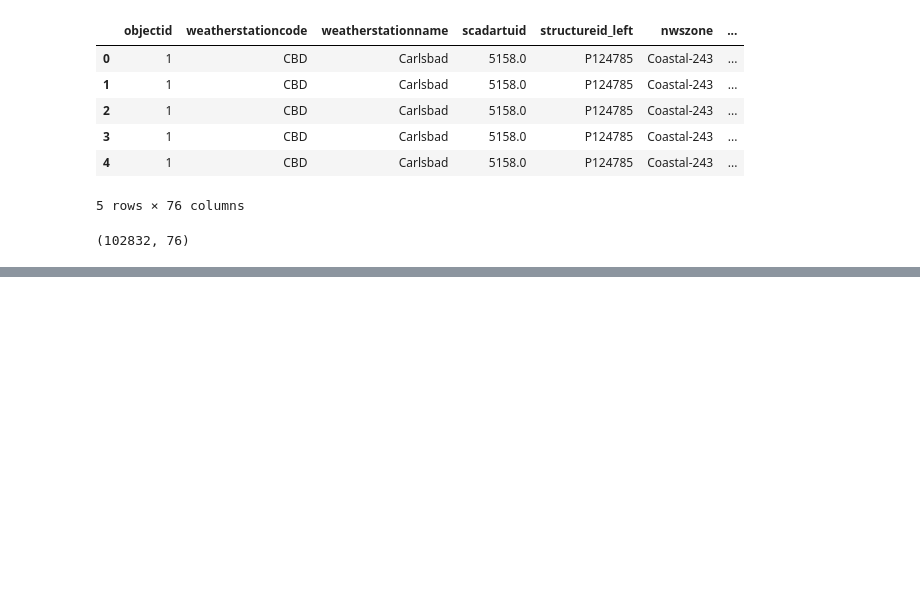
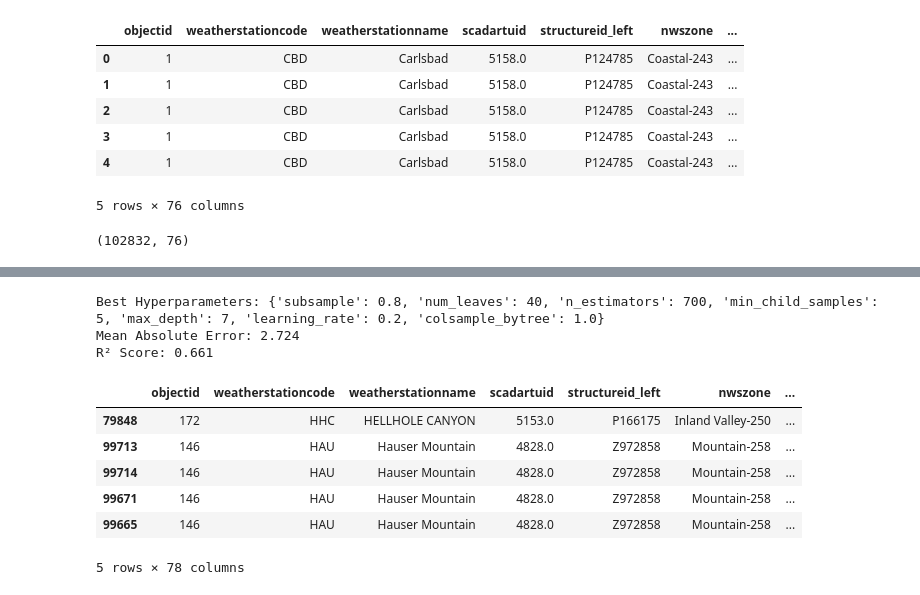
Before and after one commit to StevDoms/SDGE_NAM_Analysis, a Jupyter notebook: DSC180B_Project.ipynb, the cells around one changed output, grey strips where cells are left out. Cells and saved outputs as stored; diff of their text form; code cells hidden in the pictures; blank space fills up the shorter version.

```diff
--- a/DSC180B_Project.ipynb
+++ b/DSC180B_Project.ipynb
@@ -27,6 +40,6 @@ nam = nam.drop(columns=['Unnamed: 0'])
 # %%
 def create_point(row):
-    return Point(row['longitude'], row['latitude'])
+    return Point(row['nam_longitude'], row['nam_latitude'])
 
 def haversine_distance(point1: Point, point2: Point) -> float:
     R = 6371.0
@@ -66,7 +79,7 @@ def plot_histogram(data, column, bins=30, title=None, xlabel=None, ylabel="Frequ
 # %%
 gis_weather_station = gis_weather_station.drop_duplicates(subset=['weatherstationcode'], keep='first')
 station_summary_snapshot = station_summary_snapshot.drop_duplicates(subset=['station'], keep='first')
-windspeed_snapshot = windspeed_snapshot[(windspeed_snapshot['wind_speed'] < max(windspeed_snapshot['wind_speed']))]
+windspeed_snapshot = windspeed_snapshot[(windspeed_snapshot['station_wind_speed'] < max(windspeed_snapshot['station_wind_speed']))]
 # %%
 crs_4326 = src_vri_snapshot['shape_srid'][0]
 
@@ -167,25 +164,6 @@ filtered_nam_vri_wind_speed_gpd["abs_wind_speed_diff"] = (
     filtered_nam_vri_wind_speed_gpd["nam_wind_speed"] - filtered_nam_vri_wind_speed_gpd["station_wind_speed"]
 ).abs()
 
-hyperparameters = (
-    filtered_nam_vri_wind_speed_gpd
-    .groupby(grouped_columns, sort=False)["abs_wind_speed_diff"]
-    .agg(mean_diff="mean", std_diff="std")
-    .reset_index()
-)
-
-filtered_nam_vri_wind_speed_gpd = filtered_nam_vri_wind_speed_gpd.merge(
-    hyperparameters, on=grouped_columns, how="left"
-)
-
-filtered_nam_vri_wind_speed_gpd['std_diff'] = filtered_nam_vri_wind_speed_gpd['std_diff'].fillna(1)
-
-filtered_nam_vri_wind_speed_gpd["sigmoid_error"] = 1 / (
-    1 + np.exp((filtered_nam_vri_wind_speed_gpd["abs_wind_speed_diff"] -
-                filtered_nam_vri_wind_speed_gpd["mean_diff"]) /
-               filtered_nam_vri_wind_speed_gpd["std_diff"])
-)
-
 filtered_nam_vri_wind_speed_gpd.head()
 # %% [output]
 |  | objectid | weatherstationcode | weatherstationname | scadartuid | structureid_left | nwszone | ... |
@@ -250 +267,26 @@ KeyError: "['station_elevation_m'] not in index"
+# %%
+# Compute evaluation metrics
+model_mae = mean_absolute_error(y_test, y_pred)
+model_r2 = r2_score(y_test, y_pred)
+
+print(f"Best Hyperparameters: {random_search.best_params_}")
+print(f"Mean Absolute Error: {model_mae:.3f}")
+print(f"R² Score: {model_r2:.3f}")
+# %% [output]
+Best Hyperparameters: {'subsample': 0.8, 'num_leaves': 40, 'n_estimators': 700, 'min_child_samples': 5, 'max_depth': 7, 'learning_rate': 0.2, 'colsample_bytree': 1.0}
+Mean Absolute Error: 2.724
+R² Score: 0.661
+# %%
+# Predict error on entire dataset
+vri_nam_abs_error_pred = best_model.predict(X)
+filtered_nam_vri_wind_speed_gpd['abs_wind_speed_diff_pred'] = vri_nam_abs_error_pred
+filtered_nam_vri_wind_speed_gpd.sort_values(by='abs_wind_speed_diff', ascending=False).head()
+# %% [output]
+|  | objectid | weatherstationcode | weatherstationname | scadartuid | structureid_left | nwszone | ... |
+| 79848 | 172 | HHC | HELLHOLE CANYON | 5153.0 | P166175 | Inland Valley-250 | ... |
+| 99713 | 146 | HAU | Hauser Mountain | 4828.0 | Z972858 | Mountain-258 | ... |
+| 99714 | 146 | HAU | Hauser Mountain | 4828.0 | Z972858 | Mountain-258 | ... |
+| 99671 | 146 | HAU | Hauser Mountain | 4828.0 | Z972858 | Mountain-258 | ... |
+| 99665 | 146 | HAU | Hauser Mountain | 4828.0 | Z972858 | Mountain-258 | ... |
+5 rows × 78 columns
 # %%
```
Also changed, not shown: parts of 19 cells of this notebook.
